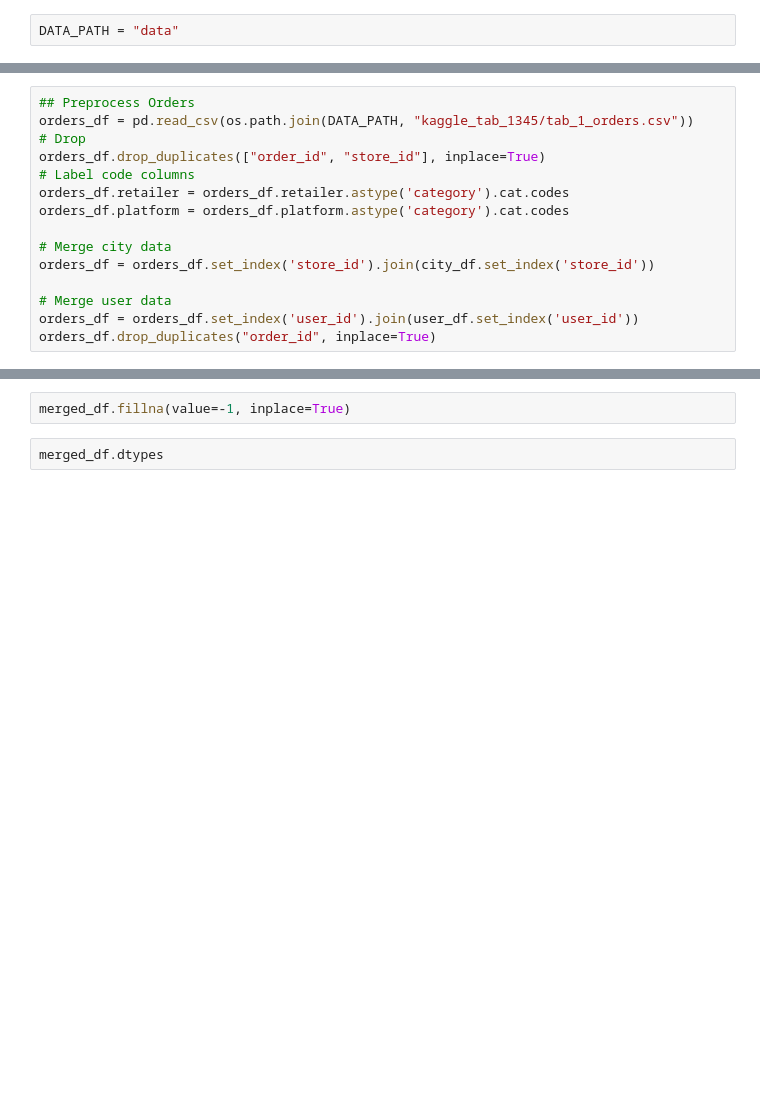
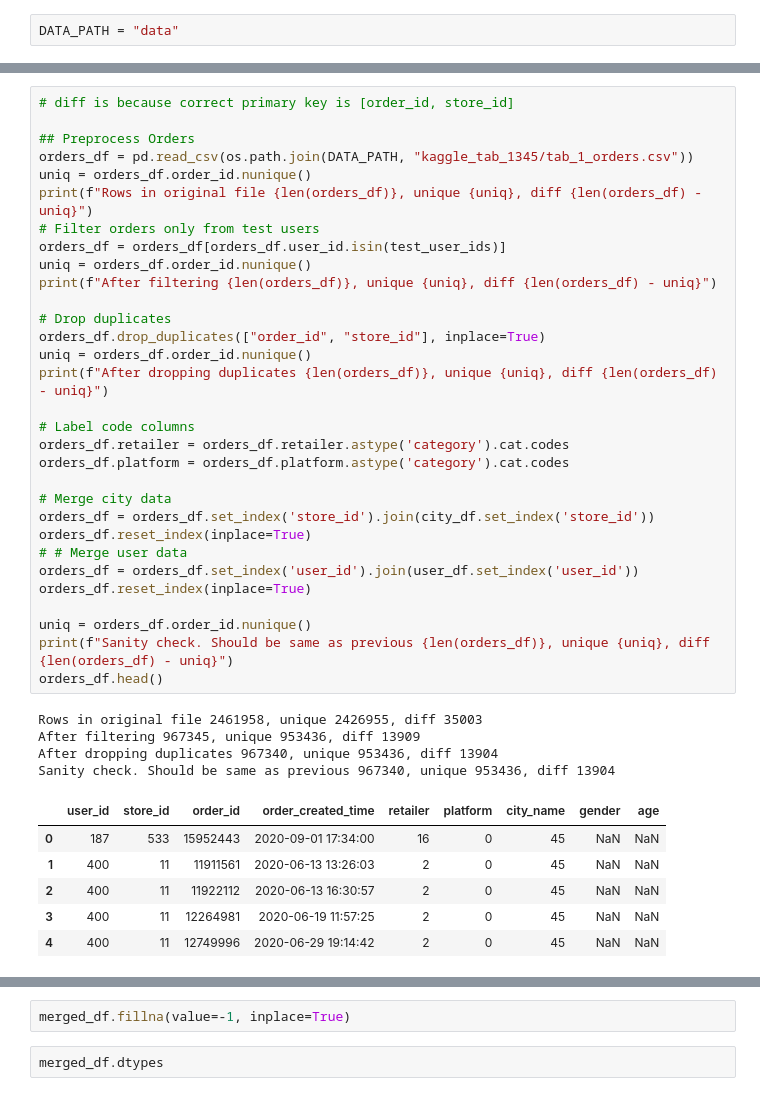
Before and after one commit to zakajd/sbermarket, a Jupyter notebook: Merge.ipynb, the cells around one changed output, grey strips where cells are left out. Cells and saved outputs as stored; diff of their text form; blank space fills up the shorter version.

```diff
--- a/Merge.ipynb
+++ b/Merge.ipynb
@@ -59,15 +107,42 @@ city_df.city_name = city_df.city_name.astype('category').cat.codes
 # %%
+# diff is because correct primary key is [order_id, store_id]
+
 ## Preprocess Orders
 orders_df = pd.read_csv(os.path.join(DATA_PATH, "kaggle_tab_1345/tab_1_orders.csv"))
-# Drop
+uniq = orders_df.order_id.nunique()
+print(f"Rows in original file {len(orders_df)}, unique {uniq}, diff {len(orders_df) - uniq}")
+# Filter orders only from test users
+orders_df = orders_df[orders_df.user_id.isin(test_user_ids)]
+uniq = orders_df.order_id.nunique()
+print(f"After filtering {len(orders_df)}, unique {uniq}, diff {len(orders_df) - uniq}")
+
+# Drop duplicates
 orders_df.drop_duplicates(["order_id", "store_id"], inplace=True)
+uniq = orders_df.order_id.nunique()
+print(f"After dropping duplicates {len(orders_df)}, unique {uniq}, diff {len(orders_df) - uniq}")
+
 # Label code columns
 orders_df.retailer = orders_df.retailer.astype('category').cat.codes
 orders_df.platform = orders_df.platform.astype('category').cat.codes
 
 # Merge city data
 orders_df = orders_df.set_index('store_id').join(city_df.set_index('store_id'))
+orders_df.reset_index(inplace=True)
+# # Merge user data
+orders_df = orders_df.set_index('user_id').join(user_df.set_index('user_id'))
+orders_df.reset_index(inplace=True)
 
-# Merge user data
-orders_df = orders_df.set_index('user_id').join(user_df.set_index('user_id'))
-orders_df.drop_duplicates("order_id", inplace=True)
+uniq = orders_df.order_id.nunique()
+print(f"Sanity check. Should be same as previous {len(orders_df)}, unique {uniq}, diff {len(orders_df) - uniq}")
+orders_df.head()
+# %% [output]
+Rows in original file 2461958, unique 2426955, diff 35003
+After filtering 967345, unique 953436, diff 13909
+After dropping duplicates 967340, unique 953436, diff 13904
+Sanity check. Should be same as previous 967340, unique 953436, diff 13904
+|  | user_id | store_id | order_id | order_created_time | retailer | platform | city_name | gender | age |
+| 0 | 187 | 533 | 15952443 | 2020-09-01 17:34:00 | 16 | 0 | 45 | NaN | NaN |
+| 1 | 400 | 11 | 11911561 | 2020-06-13 13:26:03 | 2 | 0 | 45 | NaN | NaN |
+| 2 | 400 | 11 | 11922112 | 2020-06-13 16:30:57 | 2 | 0 | 45 | NaN | NaN |
+| 3 | 400 | 11 | 12264981 | 2020-06-19 11:57:25 | 2 | 0 | 45 | NaN | NaN |
+| 4 | 400 | 11 | 12749996 | 2020-06-29 19:14:42 | 2 | 0 | 45 | NaN | NaN |
```
Also changed, not shown: parts of 26 cells of this notebook.
